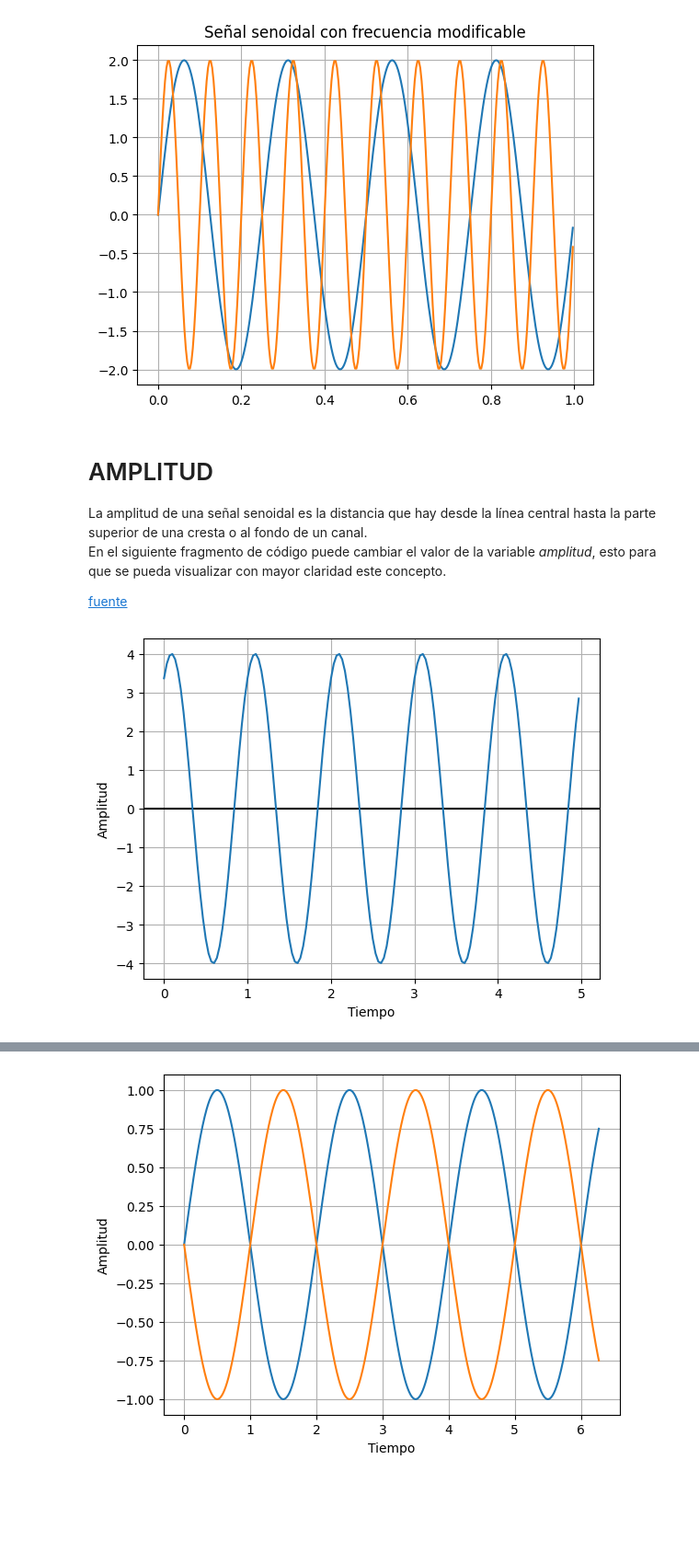
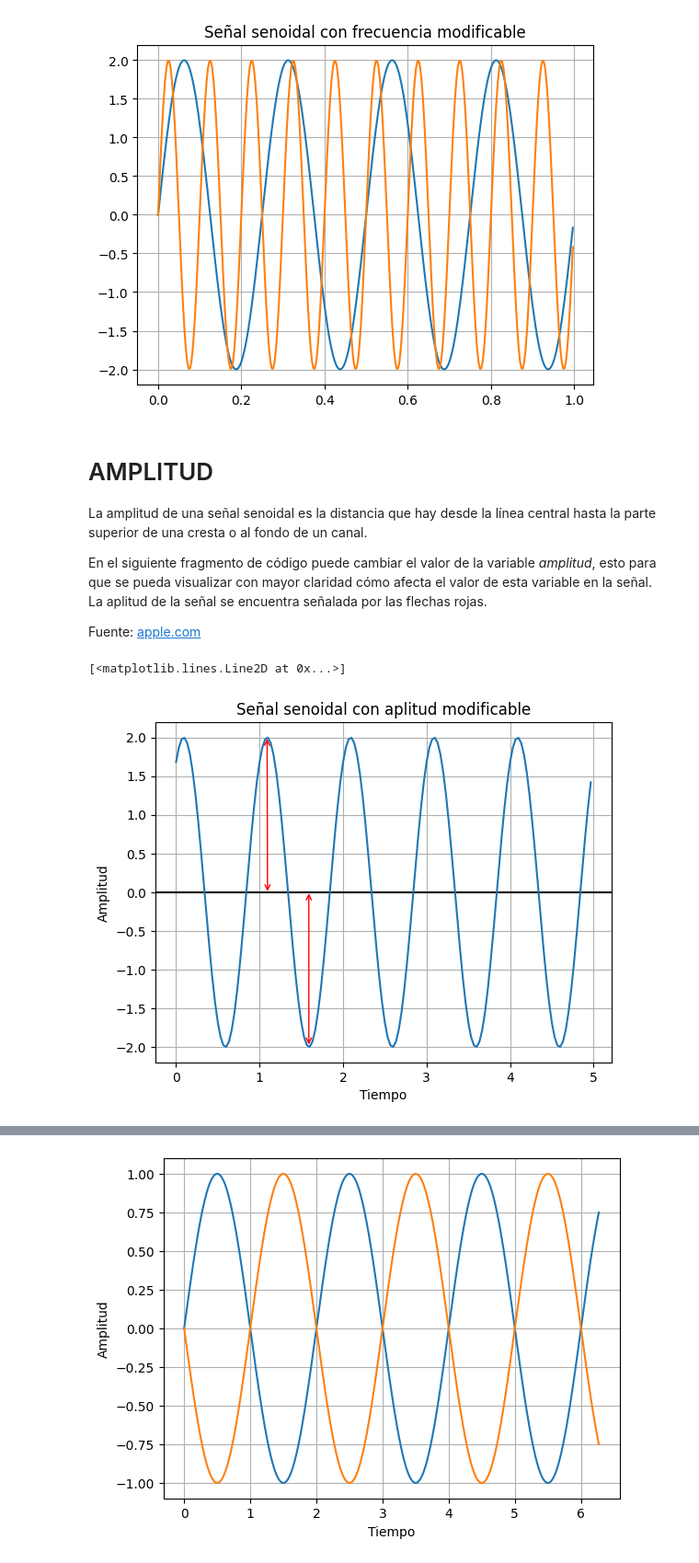
Before and after one commit to RoboG-11/Seniales-senoidales, a Jupyter notebook: Notebook.ipynb, the cells around one changed output, grey strips where cells are left out. Shown at 92% size. Saved outputs shown, nothing was run; the diff lists cells and outputs as text; code cells hidden in the pictures; blank space fills up the shorter version.

Commit message:
Explicación de la amplitud con su código

```diff
--- a/Notebook.ipynb
+++ b/Notebook.ipynb
@@ -136,25 +136,40 @@ Frecuencia
 # AMPLITUD
 
 La amplitud de una señal senoidal es la distancia que hay desde la línea central hasta la parte superior de una cresta o al fondo de un canal.
-En el siguiente fragmento de código puede cambiar el valor de la variable *amplitud*, esto para que se pueda visualizar con mayor claridad este concepto.
+
+En el siguiente fragmento de código puede cambiar el valor de la variable *amplitud*, esto para que se pueda visualizar con mayor claridad cómo afecta el valor de esta variable en la señal. La aplitud de la señal se encuentra señalada por las flechas rojas.
 
 
-[fuente](https://support.apple.com/es-mx/guide/mainstage/lgsife418f71/mac#:~:text=Amplitud%3A%20la%20amplitud%20de%20una,l%C3%ADnea%20horizontal%20a%200%20dB)
+Fuente: [apple.com](https://support.apple.com/es-mx/guide/mainstage/lgsife418f71/mac#:~:text=Amplitud%3A%20la%20amplitud%20de%20una,l%C3%ADnea%20horizontal%20a%200%20dB)
 # %%
 #* Variable a modificar *#
-amplitud = 4
+amplitud = 2
 
-t = np.arange( 0, ciclos * periodo, periodo_Muestreo ) # Variable independiente**
-x = amplitud * np.sin( 2 * np.pi * frecuencia * t + fase ) # Caulculo de la señal
+t = np.arange( 0, ciclos * periodo, periodo_Muestreo )
+x = amplitud * np.sin( 2 * np.pi * frecuencia * t + fase )
 
 #* Graficación de la señal *#
+plt.annotate(
+            "",xy=(1.09, amplitud+0.015),
+            xytext=(1.095, -.02),
+            arrowprops=dict(arrowstyle="<->",
+            connectionstyle="arc3", color = 'r'),
+            )
+plt.annotate(
+            "",xy=(1.59, 0.019),
+            xytext=(1.59, -amplitud),
+            arrowprops=dict(arrowstyle="<->",
+            connectionstyle="arc3", color = 'r'),
+            )
+plt.title('Señal senoidal con aplitud modificable')
 plt.axhline(y = 0, color = 'k')
 plt.ylabel('Amplitud')
 plt.xlabel('Tiempo')
+plt.grid('on')
 plt.plot(t,x)
-plt.grid('on')
 # %% [output]
+[<matplotlib.lines.Line2D at 0x...>]
-[figure, old version]
+[figure, new version]
 # %% [markdown]
 # Explicación del concepto de fase
 
```
